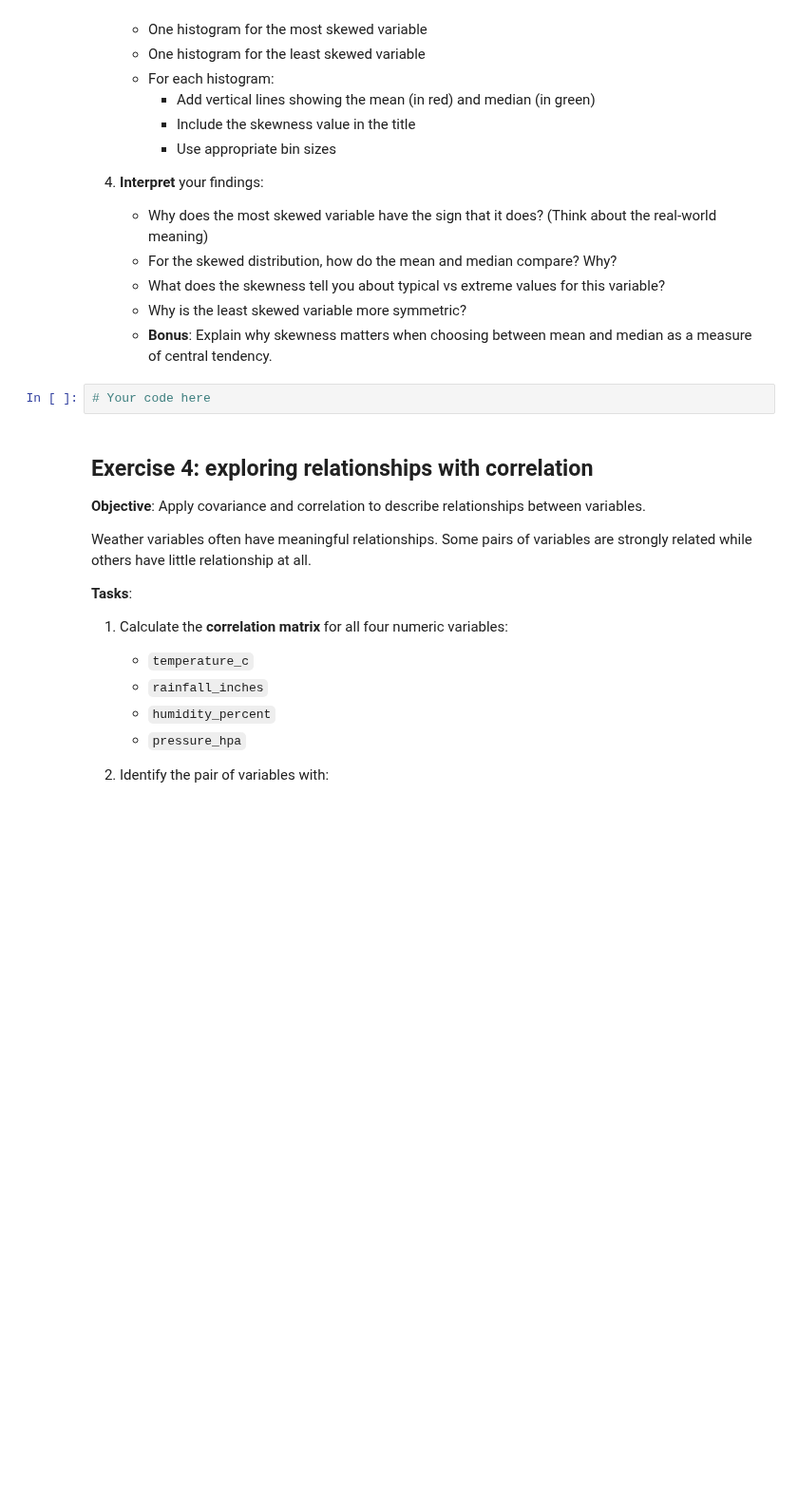
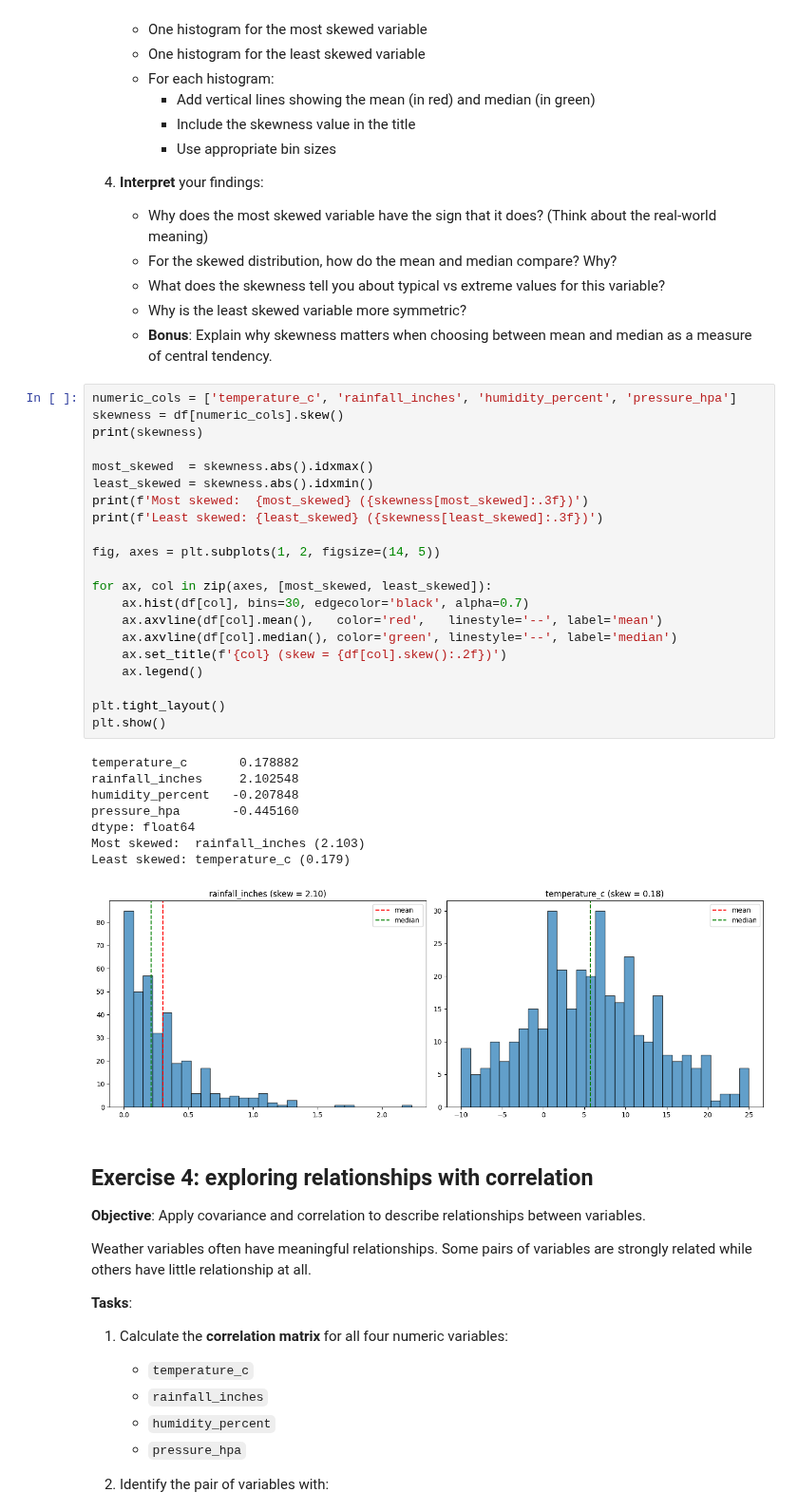
Before and after one commit to Alessandrarye/utd-aiml-coursework, a Jupyter notebook: notebooks/unit-2/lesson-12/lesson-12-activity.ipynb, the cells around one changed output. Shown at 95% size. Cells and saved outputs as stored; diff of their text form; blank space fills up the shorter version.

```diff
--- a/notebooks/unit-2/lesson-12/lesson-12-activity.ipynb
+++ b/notebooks/unit-2/lesson-12/lesson-12-activity.ipynb
@@ -110,7 +145,35 @@ Skewness describes the asymmetry of a distribution. Understanding skewness helps
    - Why is the least skewed variable more symmetric?
    - **Bonus**: Explain why skewness matters when choosing between mean and median as a measure of central tendency.
 # %%
-# Your code here
+numeric_cols = ['temperature_c', 'rainfall_inches', 'humidity_percent', 'pressure_hpa']
+skewness = df[numeric_cols].skew()
+print(skewness)
+
+most_skewed  = skewness.abs().idxmax()
+least_skewed = skewness.abs().idxmin()
+print(f'Most skewed:  {most_skewed} ({skewness[most_skewed]:.3f})')
+print(f'Least skewed: {least_skewed} ({skewness[least_skewed]:.3f})')
+
+fig, axes = plt.subplots(1, 2, figsize=(14, 5))
+
+for ax, col in zip(axes, [most_skewed, least_skewed]):
+    ax.hist(df[col], bins=30, edgecolor='black', alpha=0.7)
+    ax.axvline(df[col].mean(),   color='red',   linestyle='--', label='mean')
+    ax.axvline(df[col].median(), color='green', linestyle='--', label='median')
+    ax.set_title(f'{col} (skew = {df[col].skew():.2f})')
+    ax.legend()
+
+plt.tight_layout()
+plt.show()
+# %% [output]
+temperature_c       0.178882
+rainfall_inches     2.102548
+humidity_percent   -0.207848
+pressure_hpa       -0.445160
+dtype: float64
+Most skewed:  rainfall_inches (2.103)
+Least skewed: temperature_c (0.179)
+[figure, added]
 # %% [markdown]
 ## Exercise 4: exploring relationships with correlation
 
```
Also changed, not shown: parts of 4 cells of this notebook.
